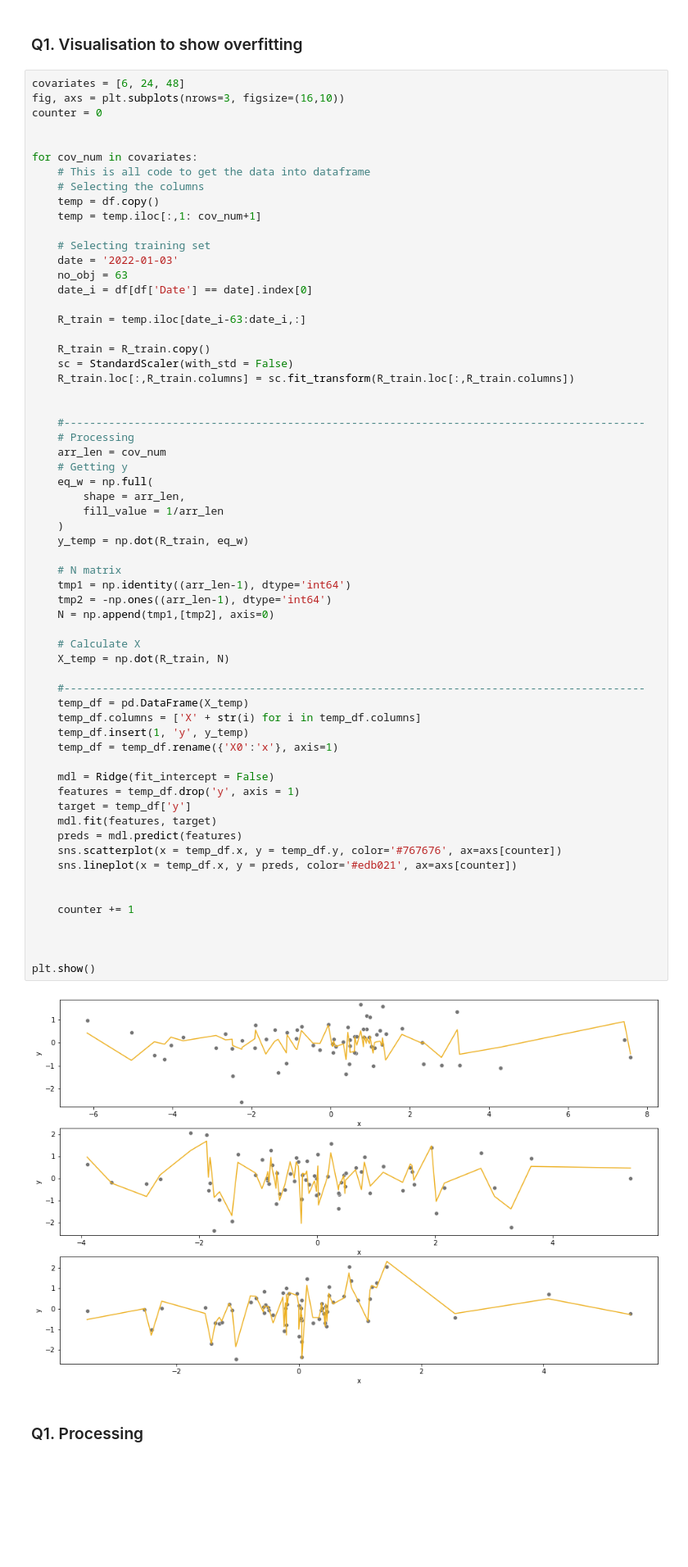
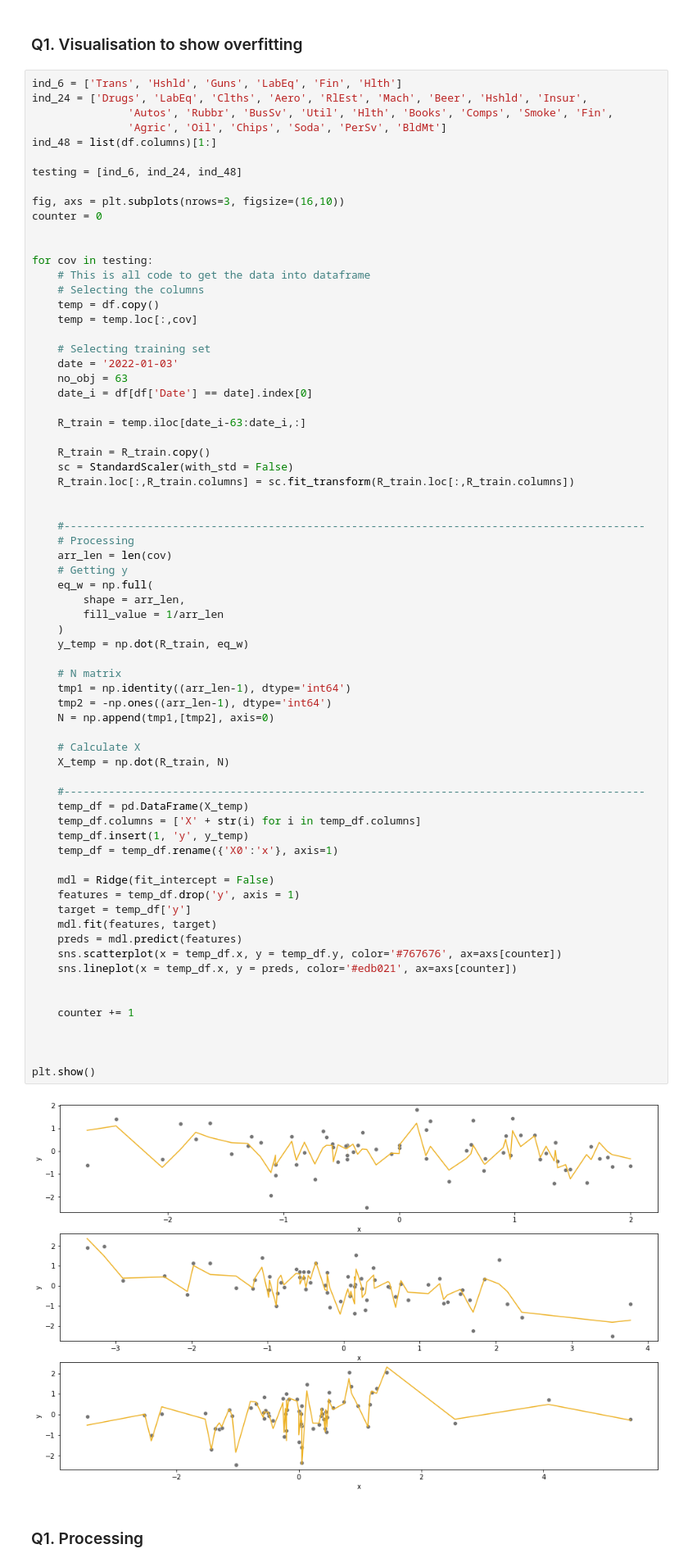
Before and after one commit to Sean-Chaos/DBA-3803-Project, a Jupyter notebook: DBA 3803 Group Project (Working copy).ipynb, the cells around one changed output. Shown at 82% size. Cells and saved outputs as stored; diff of their text form; blank space fills up the shorter version.

```diff
--- a/DBA 3803 Group Project (Working copy).ipynb
+++ b/DBA 3803 Group Project (Working copy).ipynb
@@ -169,16 +158,23 @@ Actual values: [-0.002, -0.004, 0.049, 0.514, 0.316, 0.128]
 # %% [markdown]
 ### Q1. Visualisation to show overfitting
 # %%
-covariates = [6, 24, 48]
+ind_6 = ['Trans', 'Hshld', 'Guns', 'LabEq', 'Fin', 'Hlth']
+ind_24 = ['Drugs', 'LabEq', 'Clths', 'Aero', 'RlEst', 'Mach', 'Beer', 'Hshld', 'Insur',
+               'Autos', 'Rubbr', 'BusSv', 'Util', 'Hlth', 'Books', 'Comps', 'Smoke', 'Fin',
+               'Agric', 'Oil', 'Chips', 'Soda', 'PerSv', 'BldMt']
+ind_48 = list(df.columns)[1:]
+
+testing = [ind_6, ind_24, ind_48]
+
 fig, axs = plt.subplots(nrows=3, figsize=(16,10))
 counter = 0
 
 
-for cov_num in covariates:
+for cov in testing:
     # This is all code to get the data into dataframe
     # Selecting the columns
     temp = df.copy()
-    temp = temp.iloc[:,1: cov_num+1]
+    temp = temp.loc[:,cov]
 
     # Selecting training set
     date = '2022-01-03'
@@ -194,7 +190,7 @@ for cov_num in covariates:
 
     #-------------------------------------------------------------------------------------------
     # Processing
-    arr_len = cov_num
+    arr_len = len(cov)
     # Getting y
     eq_w = np.full(
         shape = arr_len,
@@ -204,34 +200,34 @@ for cov_num in covariates:
 
     # N matrix
     tmp1 = np.identity((arr_len-1), dtype='int64')
     tmp2 = -np.ones((arr_len-1), dtype='int64')
     N = np.append(tmp1,[tmp2], axis=0)
 
     # Calculate X
     X_temp = np.dot(R_train, N)
 
     #-------------------------------------------------------------------------------------------
     temp_df = pd.DataFrame(X_temp)
     temp_df.columns = ['X' + str(i) for i in temp_df.columns]
     temp_df.insert(1, 'y', y_temp)
     temp_df = temp_df.rename({'X0':'x'}, axis=1)
 
     mdl = Ridge(fit_intercept = False)
     features = temp_df.drop('y', axis = 1)
     target = temp_df['y']
     mdl.fit(features, target)
     preds = mdl.predict(features)
     sns.scatterplot(x = temp_df.x, y = temp_df.y, color='#767676', ax=axs[counter])
     sns.lineplot(x = temp_df.x, y = preds, color='#edb021', ax=axs[counter])
 
 
     counter += 1
 
 
 
 plt.show()
 # %% [output]
-[figure, old version]
+[figure, new version]
 # %% [markdown]
 ### Q1. Processing
 # %%
```
Also changed, not shown: parts of 9 cells of this notebook.
